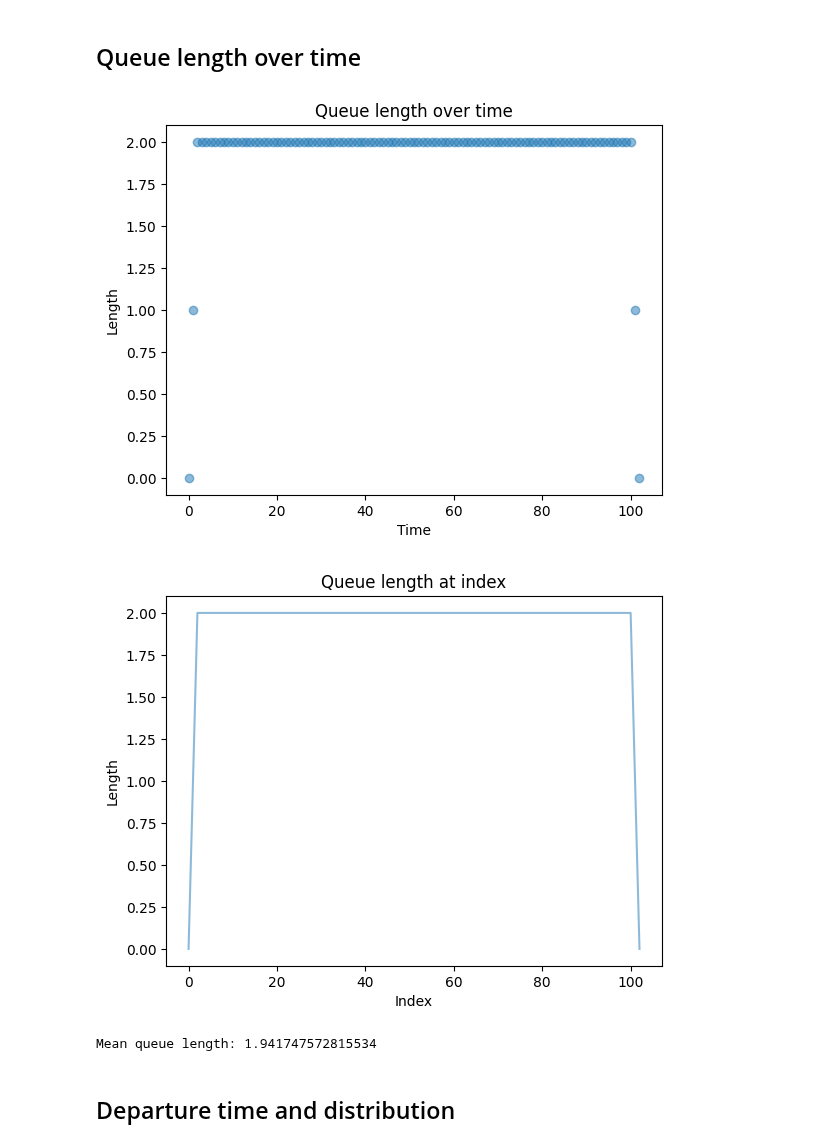
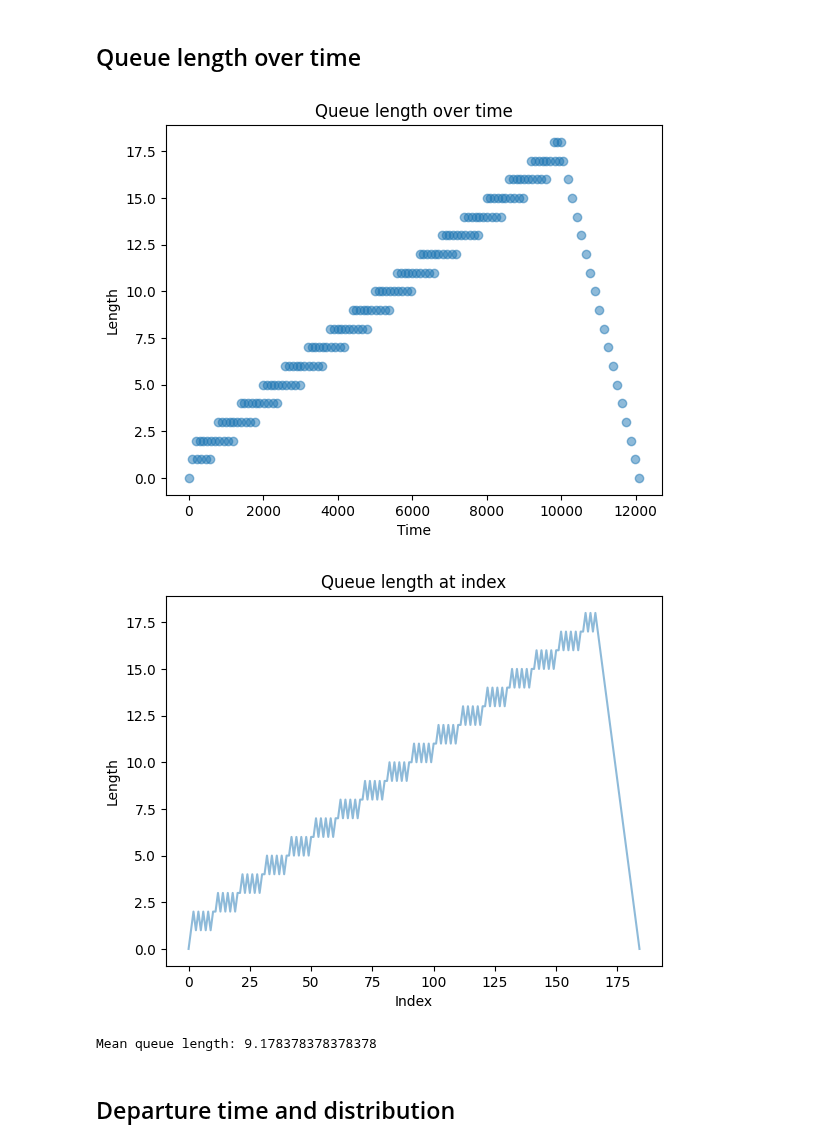
Before and after one commit to gitaroktato/queue-model-in-python, a Jupyter notebook: simulating-ddc-queues.ipynb, the cells around one changed output. Cells and saved outputs as stored; diff of their text form; code cells hidden in the pictures.

```diff
--- a/simulating-ddc-queues.ipynb
+++ b/simulating-ddc-queues.ipynb
@@ -7,13 +7,13 @@ import numpy as np
 %matplotlib inline
 
 SAMPLE_SIZE = 100
-ARRIVAL_RATE = 1
-EXECUTION_RATE = 2
-EXECUTORS = 2
+ARRIVAL_INTERVAL = 100
+EXECUTION_INTERVAL = 120
+EXECUTORS = 1
 # %% [markdown]
 ## An example arrival time distribution
 # %%
-inter_arrival_time = np.full(shape=SAMPLE_SIZE, dtype=int, fill_value=ARRIVAL_RATE)
+inter_arrival_time = np.full(shape=SAMPLE_SIZE, dtype=int, fill_value=ARRIVAL_INTERVAL)
 
 plt.title("Arrival time distribution")
 plt.xlabel("Value")
@@ -37,26 +37,26 @@ Mean arrival time: 1.0
 # %%
 from src.queue import Queue
 
-queue = Queue(inter_arrival_time, np.full(shape=SAMPLE_SIZE, dtype=int, fill_value=EXECUTION_RATE), executors=EXECUTORS)
+queue = Queue(inter_arrival_time, np.full(shape=SAMPLE_SIZE, dtype=int, fill_value=EXECUTION_INTERVAL), executors=EXECUTORS)
 queue.process()
 
 plt.title("Queue length over time")
 plt.xlabel("Time")
 plt.ylabel("Length")
 plt.scatter(*zip(*queue.length_with_timestamps), alpha=0.5)
 plt.show()
 
 plt.title("Queue length at index")
 plt.xlabel("Index")
 plt.ylabel("Length")
 plt.plot(queue.length, alpha=0.5)
 plt.show()
 
 print(f'Mean queue length: {queue.length.mean()}')
 # %% [output]
-[figure, old version]
+[figure, new version]
-[figure, old version]
+[figure, new version]
-Mean queue length: 1.941747572815534
+Mean queue length: 9.178378378378378
 # %% [markdown]
 ## Departure time and distribution
 # %%
```
Also changed, not shown: parts of 4 cells of this notebook, 4 other files.
